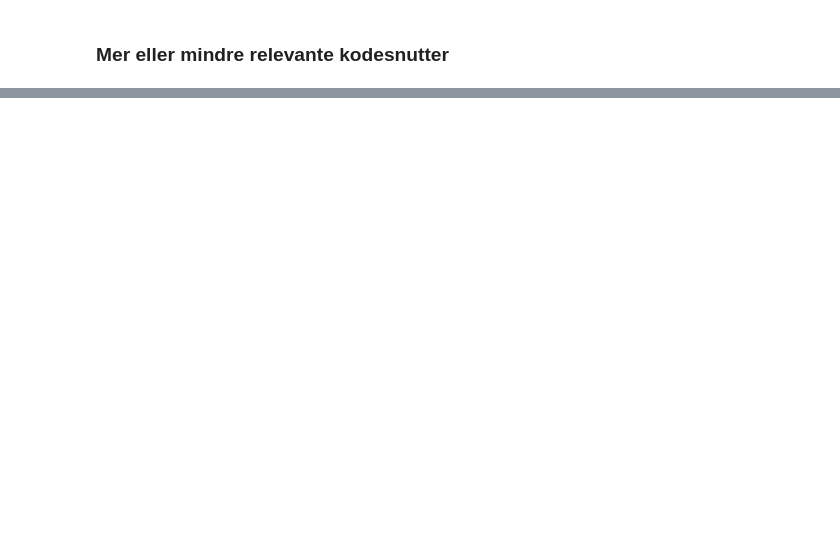
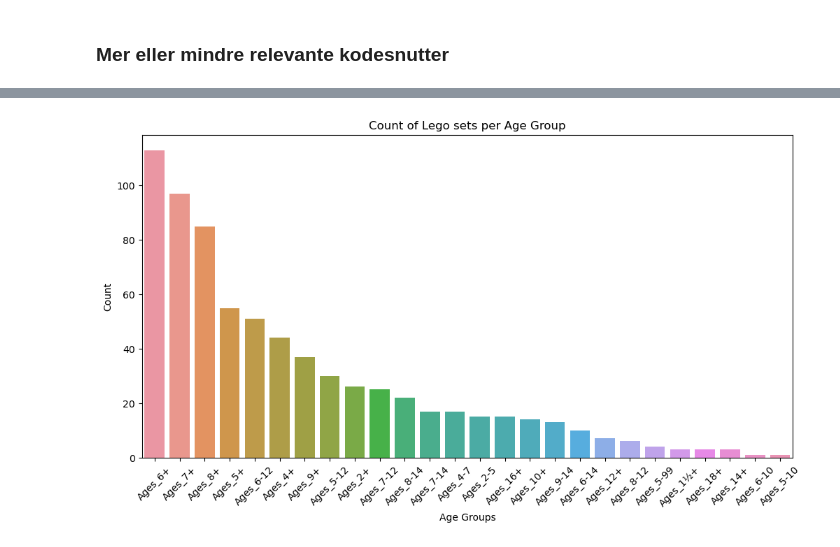
Before and after one commit to 2023H-LAD-S/ISTA1003-Semester-Prosjekt, a Jupyter notebook: oppg1.ipynb, the cells around one changed output, grey strips where cells are left out. Cells and saved outputs as stored; diff of their text form; code cells hidden in the pictures; blank space fills up the shorter version.

```diff
--- a/oppg1.ipynb
+++ b/oppg1.ipynb
@@ -19,6 +33,6 @@ df
 # %%
 # fjerner forklaringsvariabler vi ikke trenger
-df2 = df[['Set_Name', 'Theme', 'Pieces', 'Price', 'Pages', 'Minifigures', 'Unique_Pieces']]
+df2 = df[['Set_Name', 'Theme', 'Pieces', 'Price', 'Pages', 'Minifigures', 'Unique_Pieces', 'Ages']]
 
 # fjerner observasjoner med manglende datapunkter
 df2 = df2.dropna()
@@ -37,3 +65,20 @@ df2
+# %%
+def categorize_age_group(age_group):
+    if age_group in ['Ages_1½+', 'Ages_2+', 'Ages_2-5']:
+        return 'Toddler'
+    elif age_group in ['Ages_4+', 'Ages_5+', 'Ages_6+', 'Ages_4-7', 'Ages_5-10', 'Ages_6-10', 'Ages_5-99']:
+        return 'Young_Children'
+    elif age_group in ['Ages_7+', 'Ages_8+', 'Ages_7-12', 'Ages_8-12', 'Ages_7-14', 'Ages_8-14', 'Ages_5-12', 'Ages_6-12', 'Ages_6-14']:
+        return 'Children'
+    elif age_group in ['Ages_9+', 'Ages_10+', 'Ages_12+', 'Ages_9-14']:
+        return 'Older_Children'
+    elif age_group in ['Ages_14+', 'Ages_16+', 'Ages_18+']:
+        return 'Teenagers_and_Adults'
+    else:
+        print("Unknown age group: " + age_group)
+        return 'Unknown'  # For aldersgrupper som ikke passer inn i de definerte kategoriene
+
+df2['Age_Category'] = df2['Ages'].apply(categorize_age_group)
 # %% [markdown]
 ### Mer eller mindre relevante kodesnutter
 # %%
@@ -49,3 +130,24 @@ plt.show()
+# %%
+age_order = df2['Ages'].value_counts().index
+
+# Set a larger figure size
+plt.figure(figsize=(12, 6))
+
+# Assuming df is your DataFrame with the 'Ages' column
+sns.countplot(data=df2, x='Ages', order=age_order)
+
+# Rotate x-axis labels for better readability
+plt.xticks(rotation=45)  # You can adjust the angle as needed
+
+# Adjust plot aesthetics if needed
+plt.xlabel('Age Groups')
+plt.ylabel('Count')
+plt.title('Count of Lego sets per Age Group')
+
+# Show the plot
+plt.show()
+# %% [output]
+[figure, added]
 # %%
 plt.scatter(df2['Pieces'], df2['Price'])
 plt.xlabel('Antall brikker')
```
Also changed, not shown: parts of 24 cells of this notebook.
